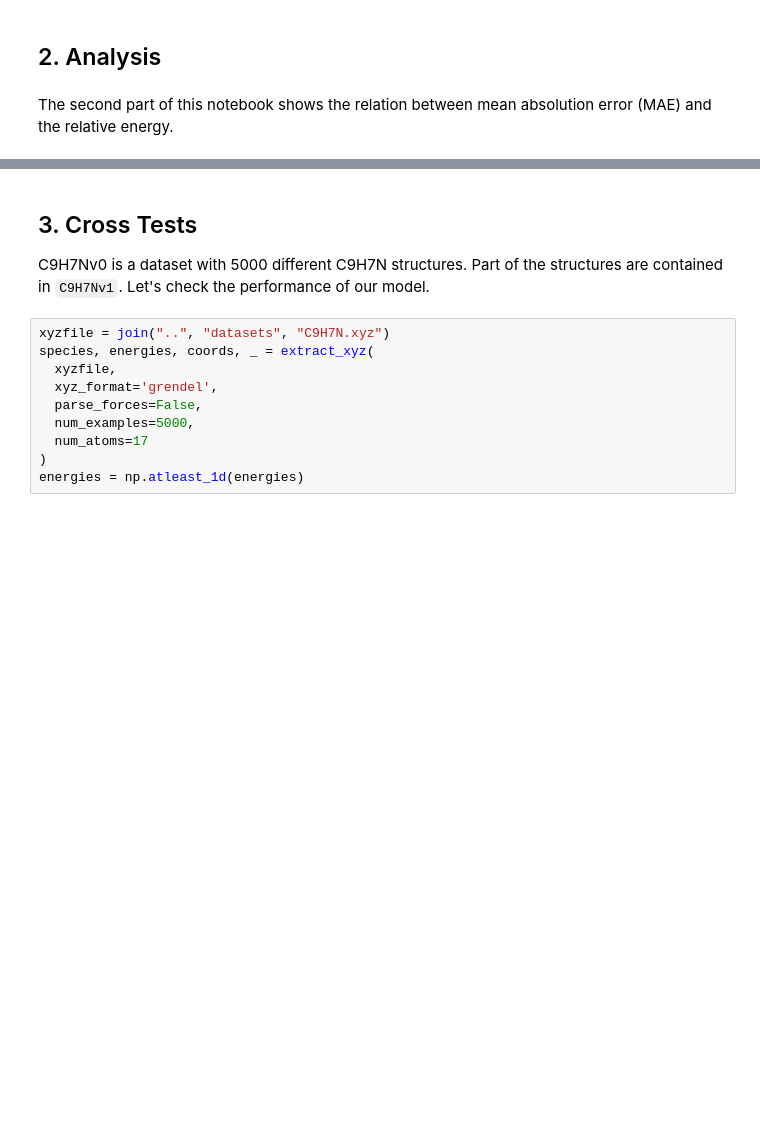
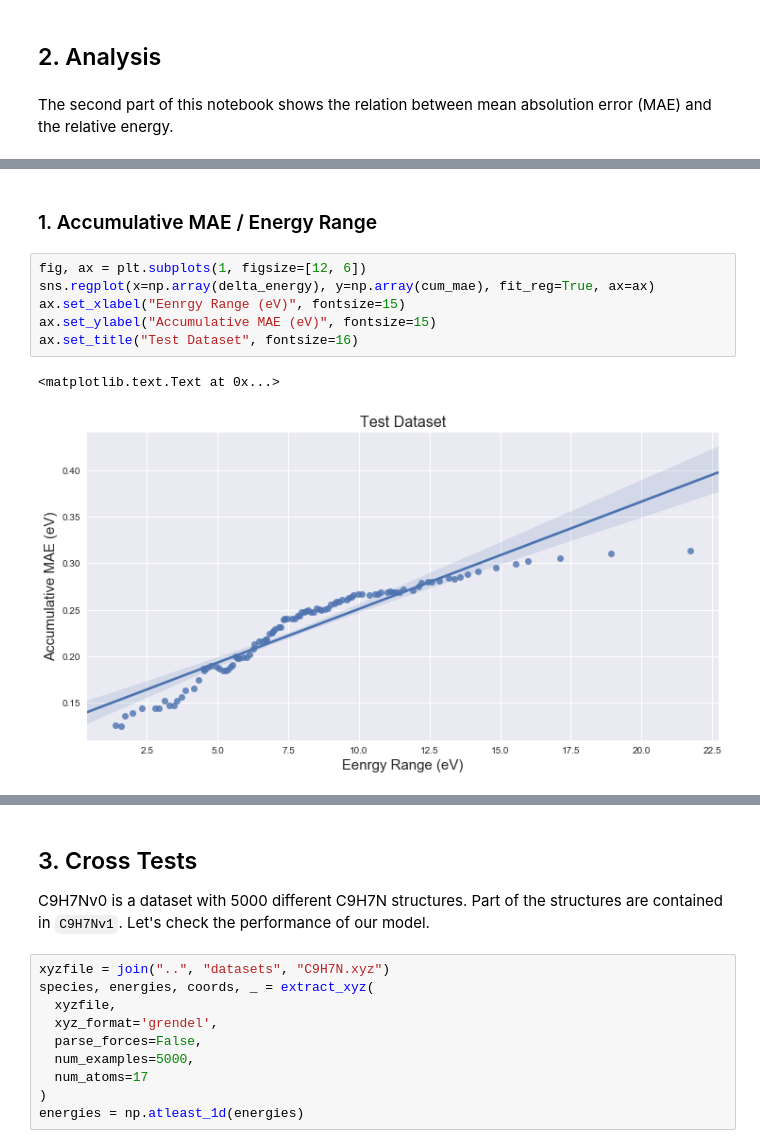
Before and after one commit to Bismarrck/kcon, a Jupyter notebook: kbody/kbody_predict.ipynb, the cells around one changed output, grey strips where cells are left out. Saved outputs shown, nothing was run; the diff lists cells and outputs as text; blank space fills up the shorter version.

```diff
--- a/kbody/kbody_predict.ipynb
+++ b/kbody/kbody_predict.ipynb
@@ -117,0 +138,11 @@ Total time: 0.517 s
+# %% [markdown]
+### 1. Accumulative MAE / Energy Range
+# %%
+fig, ax = plt.subplots(1, figsize=[12, 6])
+sns.regplot(x=np.array(delta_energy), y=np.array(cum_mae), fit_reg=True, ax=ax)
+ax.set_xlabel("Eenrgy Range (eV)", fontsize=15)
+ax.set_ylabel("Accumulative MAE (eV)", fontsize=15)
+ax.set_title("Test Dataset", fontsize=16)
+# %% [output]
+<matplotlib.text.Text at 0x...>
+[figure, added]
```
Also changed, not shown: parts of 22 cells of this notebook.
